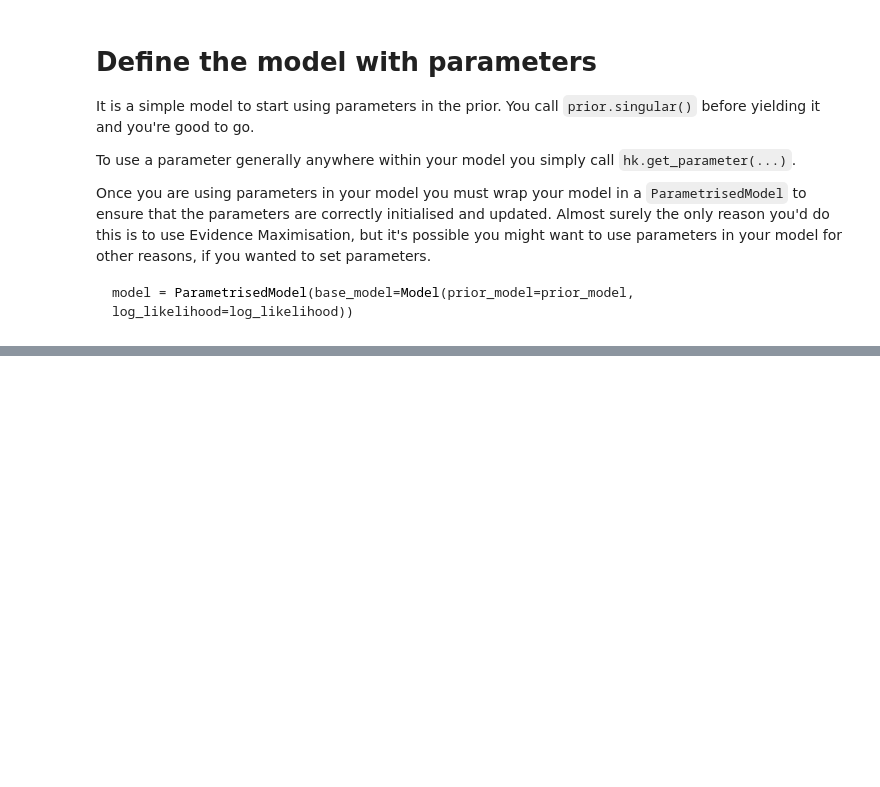
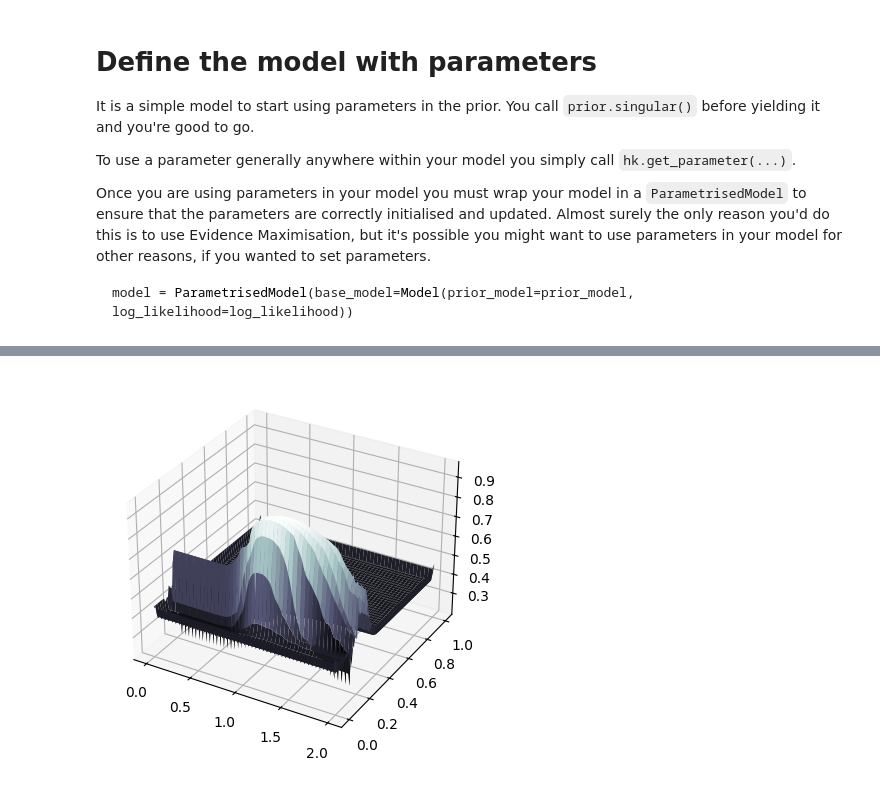
Before and after one commit to Joshuaalbert/jaxns, a Jupyter notebook: docs/examples/evidence_maximisation.ipynb, the cells around one changed output, grey strips where cells are left out. Cells and saved outputs as stored; diff of their text form; code cells hidden in the pictures; blank space fills up the shorter version.

```diff
--- a/docs/examples/evidence_maximisation.ipynb
+++ b/docs/examples/evidence_maximisation.ipynb
@@ -177,0 +214,13 @@ upper_l: 0.378 +- 0.088 | 0.283 / 0.374 / 0.504 | 0.316 | 0.327
+# %%
+# Plot surface plot of prior_density
+# How to
+
+from mpl_toolkits.mplot3d import Axes3D
+
+fig = plt.figure()
+ax = fig.add_subplot(111, projection='3d')
+X_, Y_ = jnp.meshgrid(jnp.linspace(0, 2, prior_density.shape[0]), jnp.linspace(0, 1, prior_density.shape[1]))
+ax.plot_surface(X_, Y_, prior_density, cmap='bone')
+plt.show()
+# %% [output]
+[figure, added]
```
Also changed, not shown: parts of 6 cells of this notebook, 1 other file.
